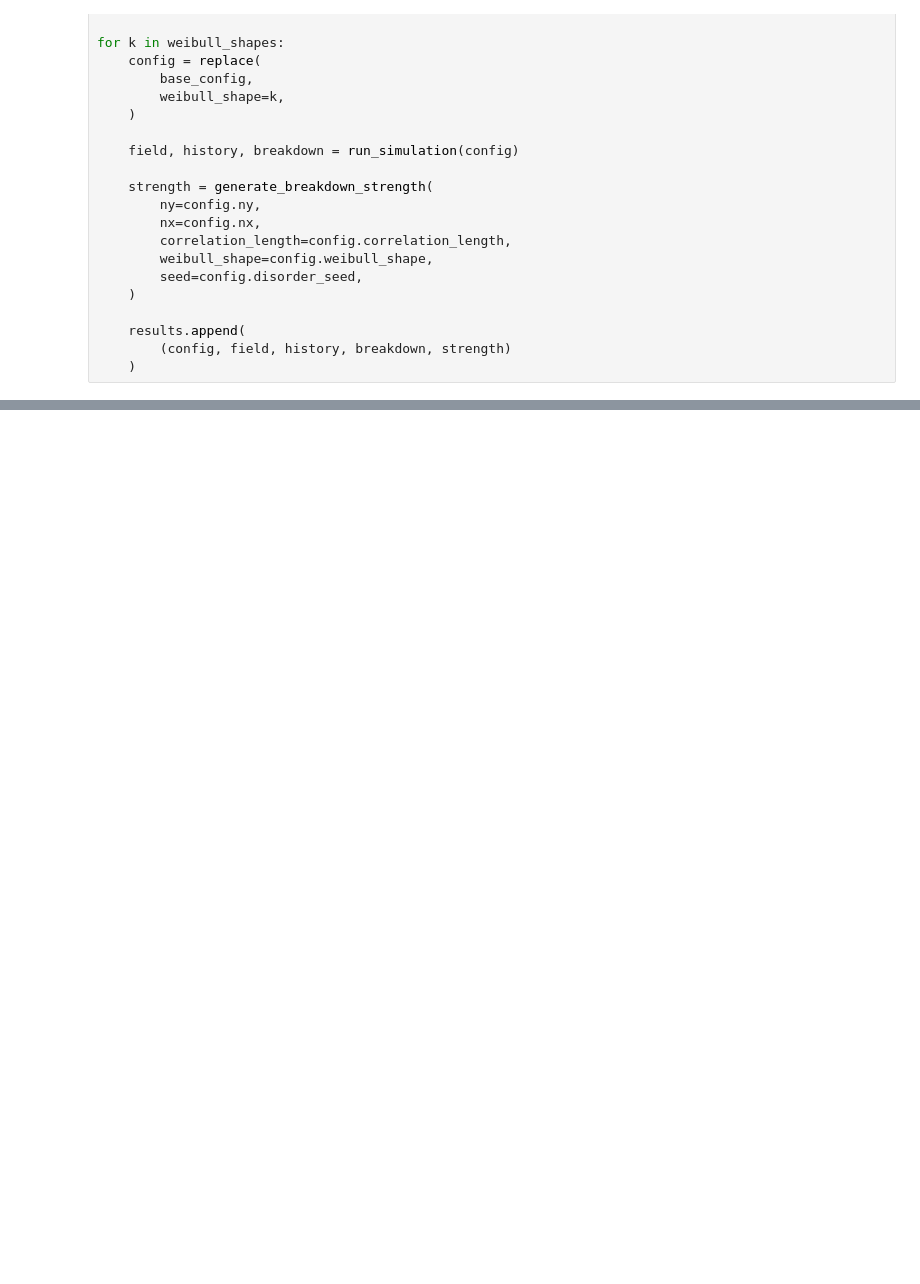
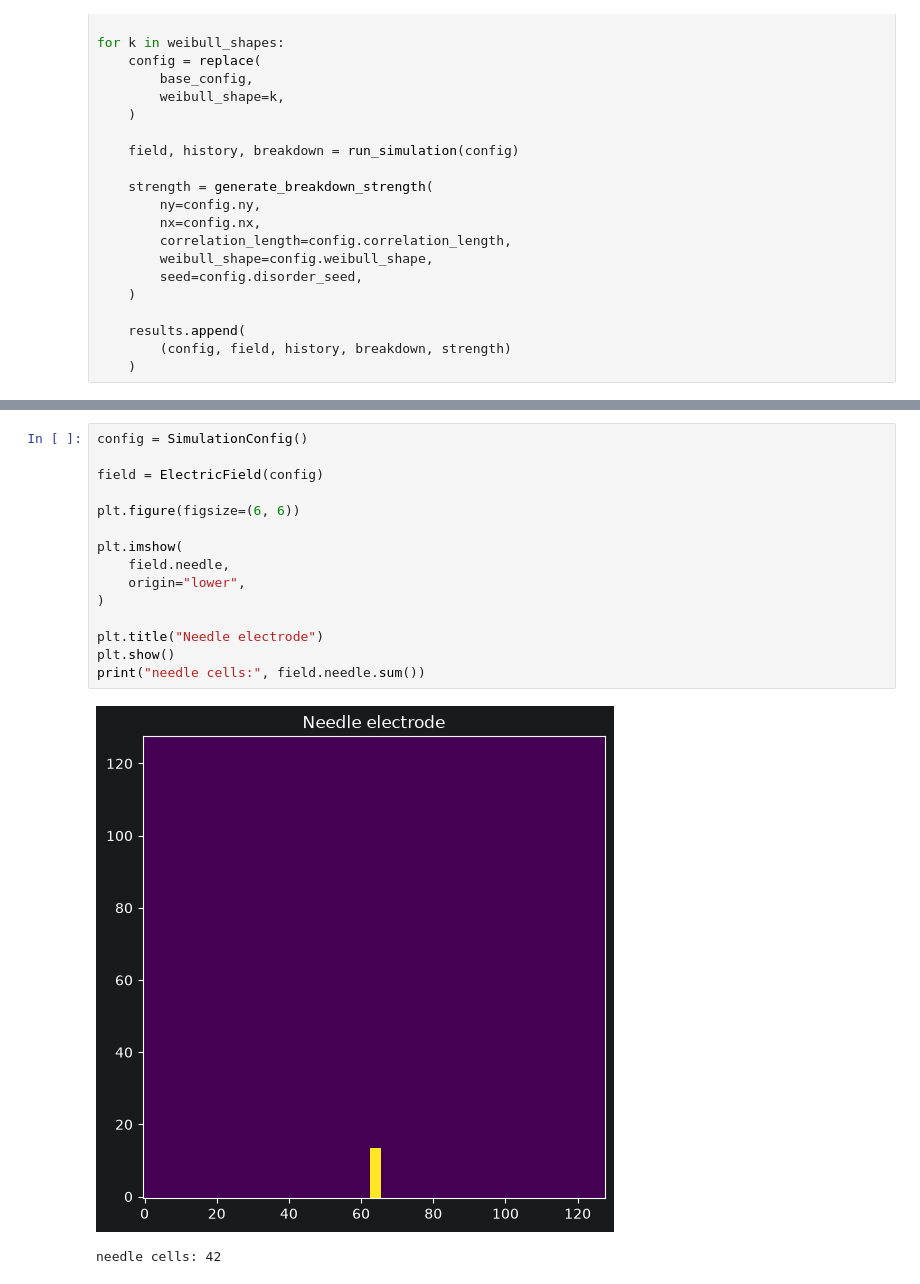
Before and after one commit to the-worst-student/dielectric-breakdown-model, a Jupyter notebook: notebooks/05_disorder_growth.ipynb, the cells around one changed output, grey strips where cells are left out. Saved outputs shown, nothing was run; the diff lists cells and outputs as text; blank space fills up the shorter version.

Commit message:
Add needle and first breakdown point

```diff
--- a/notebooks/05_disorder_growth.ipynb
+++ b/notebooks/05_disorder_growth.ipynb
@@ -213,0 +231,18 @@ E_bd0=1.2: steps=0, breakdown=False
+# %%
+config = SimulationConfig()
+
+field = ElectricField(config)
+
+plt.figure(figsize=(6, 6))
+
+plt.imshow(
+    field.needle,
+    origin="lower",
+)
+
+plt.title("Needle electrode")
+plt.show()
+print("needle cells:", field.needle.sum())
+# %% [output]
+[figure, added]
+needle cells: 42
```
Also changed, not shown: parts of 18 cells of this notebook, 3 other files.
